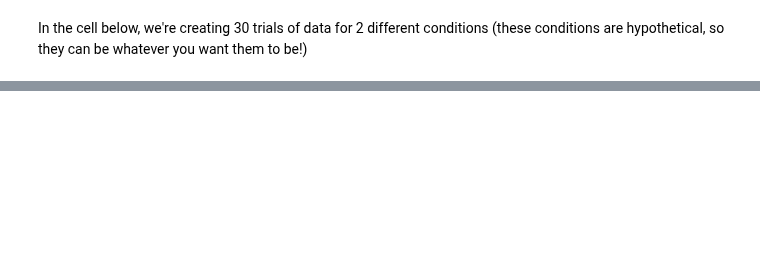
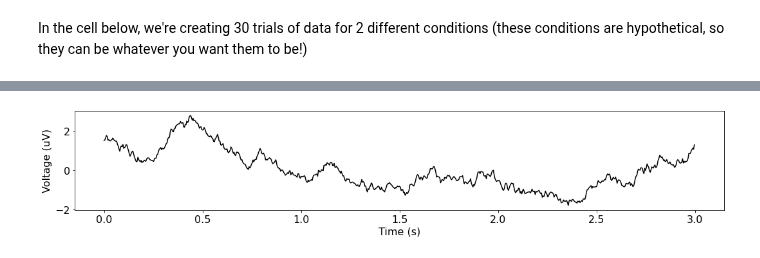
Before and after one commit to voytekresearch/spr, a Jupyter notebook: specparam_01-SimData.ipynb, the cells around one changed output, grey strips where cells are left out. Cells and saved outputs as stored; diff of their text form; code cells hidden in the pictures; blank space fills up the shorter version.

```diff
--- a/specparam_01-SimData.ipynb
+++ b/specparam_01-SimData.ipynb
@@ -24,0 +65,7 @@ set_random_seed(0)
+# %%
+# Simulate aperiodic part of the signal
+aperiodic = sim_powerlaw(n_seconds=n_seconds, fs=fs, exponent=exponent)
+
+plot_time_series(times, aperiodic)
+# %% [output]
+[figure, added]
```
Also changed, not shown: parts of 22 cells of this notebook.
